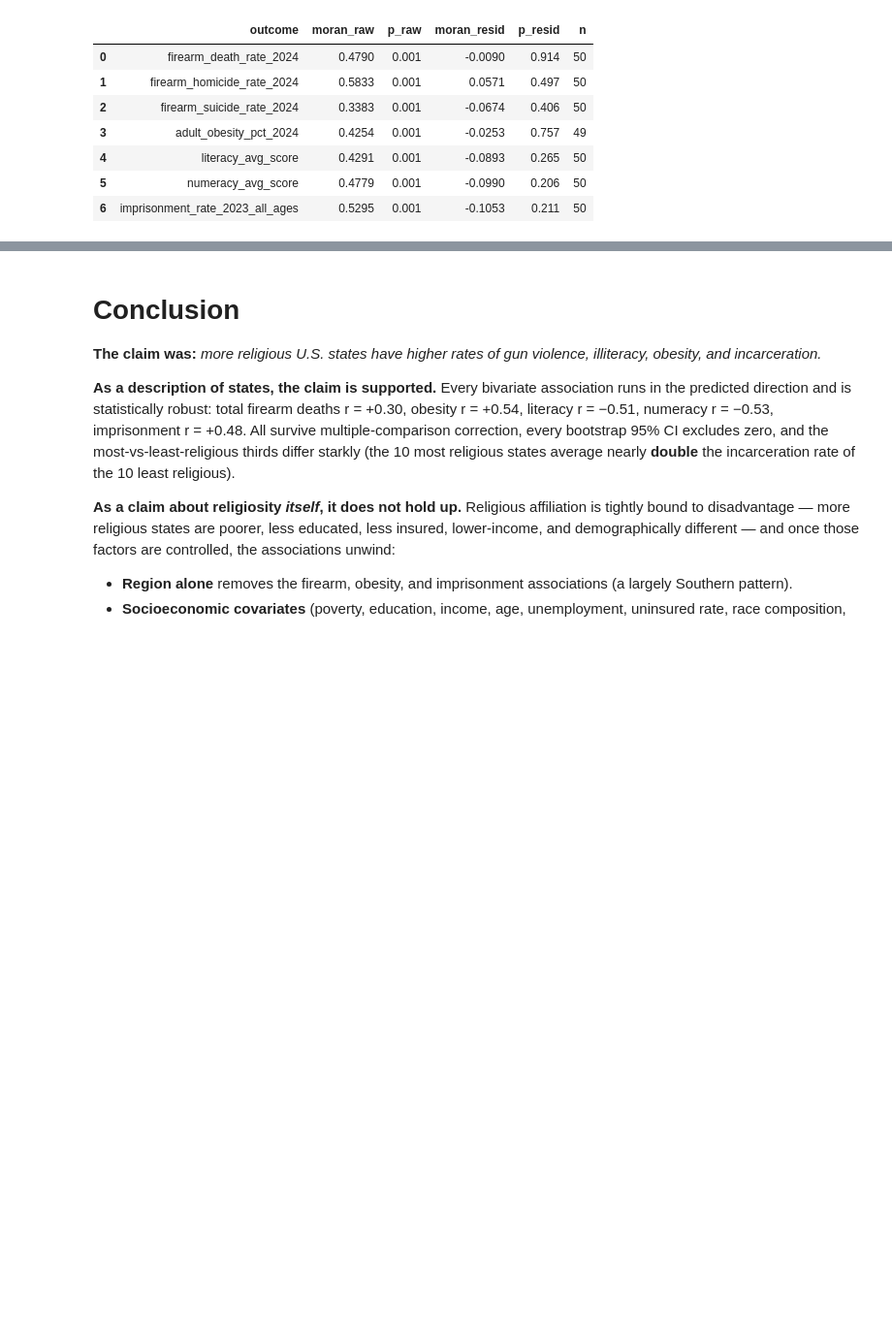
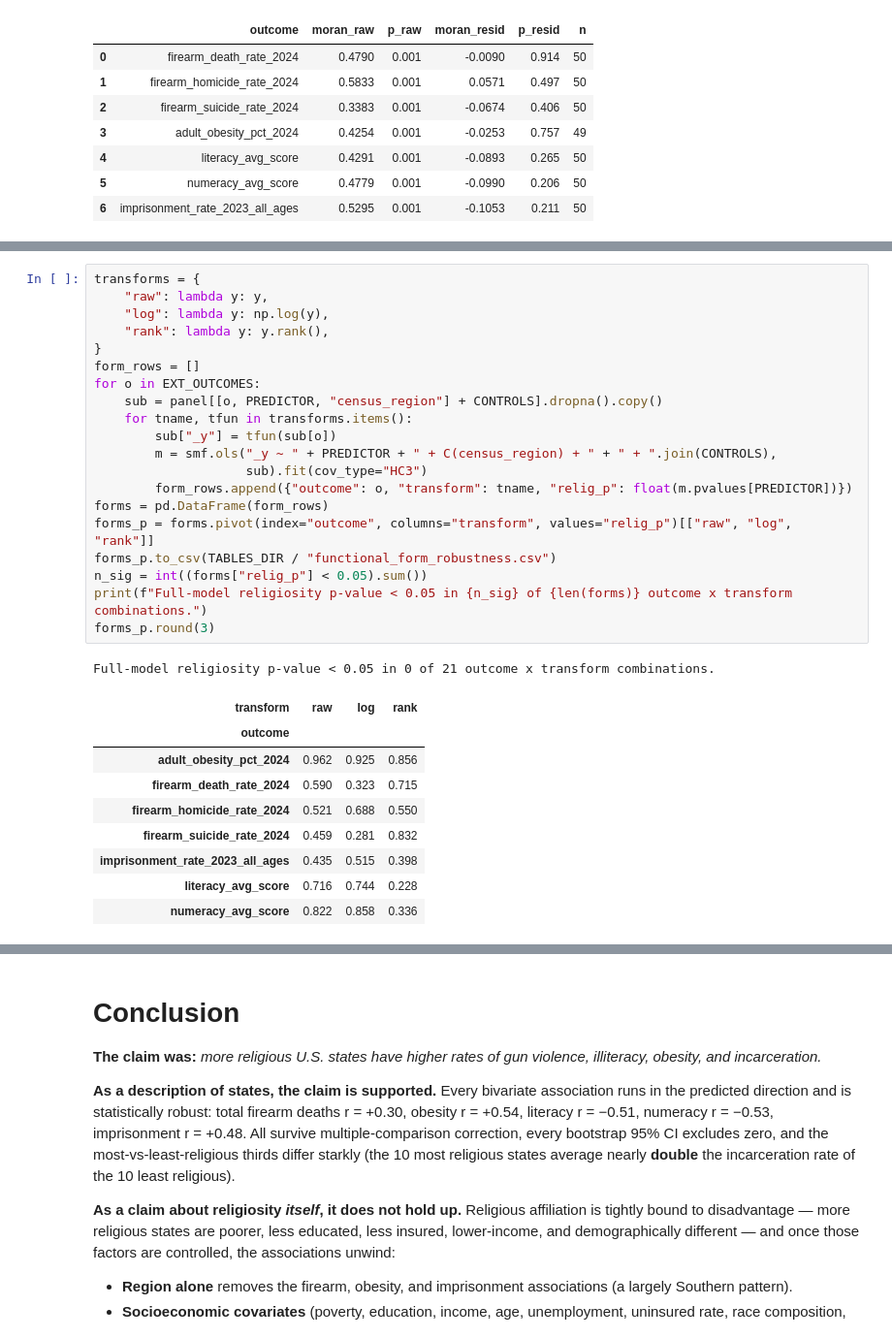
Before and after one commit to DiogoRibeiro7/religiosity-us-outcomes, a Jupyter notebook: notebooks/03_analyse_religiosity_outcomes.ipynb, the cells around one changed output, grey strips where cells are left out. Shown at 97% size. Saved outputs shown, nothing was run; the diff lists cells and outputs as text; blank space fills up the shorter version.

```diff
--- a/notebooks/03_analyse_religiosity_outcomes.ipynb
+++ b/notebooks/03_analyse_religiosity_outcomes.ipynb
@@ -1418,0 +1423,31 @@ Spatially clustered (p<0.05): 7/7 raw outcomes, 0/7 residuals.
+# %%
+transforms = {
+    "raw": lambda y: y,
+    "log": lambda y: np.log(y),
+    "rank": lambda y: y.rank(),
+}
+form_rows = []
+for o in EXT_OUTCOMES:
+    sub = panel[[o, PREDICTOR, "census_region"] + CONTROLS].dropna().copy()
+    for tname, tfun in transforms.items():
+        sub["_y"] = tfun(sub[o])
+        m = smf.ols("_y ~ " + PREDICTOR + " + C(census_region) + " + " + ".join(CONTROLS),
+                    sub).fit(cov_type="HC3")
+        form_rows.append({"outcome": o, "transform": tname, "relig_p": float(m.pvalues[PREDICTOR])})
+forms = pd.DataFrame(form_rows)
+forms_p = forms.pivot(index="outcome", columns="transform", values="relig_p")[["raw", "log", "rank"]]
+forms_p.to_csv(TABLES_DIR / "functional_form_robustness.csv")
+n_sig = int((forms["relig_p"] < 0.05).sum())
+print(f"Full-model religiosity p-value < 0.05 in {n_sig} of {len(forms)} outcome x transform combinations.")
+forms_p.round(3)
+# %% [output]
+Full-model religiosity p-value < 0.05 in 0 of 21 outcome x transform combinations.
+| transform | raw | log | rank |
+| outcome |  |  |  |
+| adult_obesity_pct_2024 | 0.962 | 0.925 | 0.856 |
+| firearm_death_rate_2024 | 0.590 | 0.323 | 0.715 |
+| firearm_homicide_rate_2024 | 0.521 | 0.688 | 0.550 |
+| firearm_suicide_rate_2024 | 0.459 | 0.281 | 0.832 |
+| imprisonment_rate_2023_all_ages | 0.435 | 0.515 | 0.398 |
+| literacy_avg_score | 0.716 | 0.744 | 0.228 |
+| numeracy_avg_score | 0.822 | 0.858 | 0.336 |
```
Also changed, not shown: parts of 5 cells of this notebook, 3 other files.
